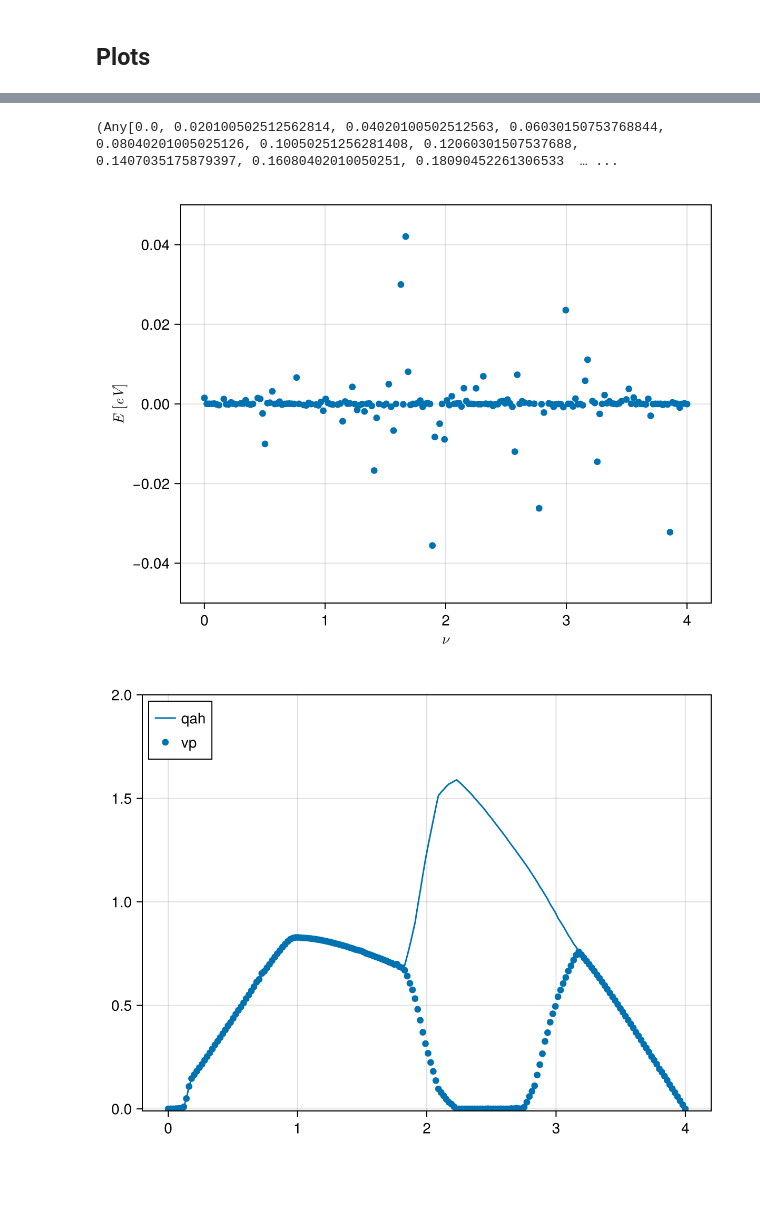
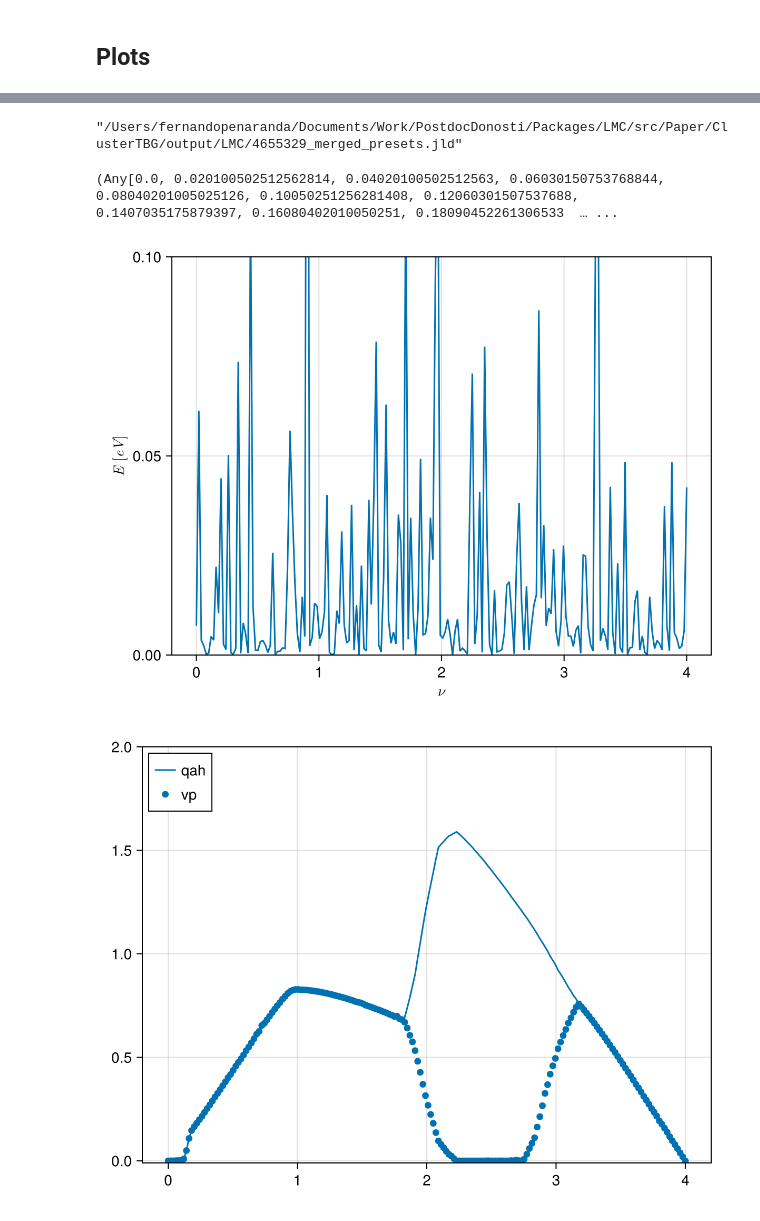
Before and after one commit to fernandopenaranda/LMC, a Jupyter notebook: src/Paper/Figure_TBG.ipynb, the cells around one changed output, grey strips where cells are left out. Saved outputs shown, nothing was run; the diff lists cells and outputs as text; code cells hidden in the pictures; blank space fills up the shorter version.

```diff
--- a/src/Paper/Figure_TBG.ipynb
+++ b/src/Paper/Figure_TBG.ipynb
@@ -242,16 +314,38 @@ lat_tbg_figure(drudepresetpath, drudepath, drudepresetpath, drudepath)
+# %%
+# HYP Drudes:
+drude_vec = [4637376]
+# HYP LMC: [ 4616767, 4617898 , 4618700,  4619343]
+lmc_vec = [4655329, 4652639,4651517,4650903,4650379,4649541,4648753]
+
+#out put response calculations
+drudePID = drude_vec[1]#4619927#4612639 #4604805
+lmcPID = lmc_vec[1]
+
+drudepath = "/Users/fernandopenaranda/Documents/Work/PostdocDonosti/Packages/LMC/src/Paper/ClusterTBG/output/LMC/$(drudePID)_merged_data.jld"
+drudepresetpath = "/Users/fernandopenaranda/Documents/Work/PostdocDonosti/Packages/LMC/src/Paper/ClusterTBG/output/LMC/$(drudePID)_merged_presets.jld"
+lmcpath = "/Users/fernandopenaranda/Documents/Work/PostdocDonosti/Packages/LMC/src/Paper/ClusterTBG/output/LMC/$(lmcPID)_merged_data.jld"
+lmcpresetpath = "/Users/fernandopenaranda/Documents/Work/PostdocDonosti/Packages/LMC/src/Paper/ClusterTBG/output/LMC/$(lmcPID)_merged_presets.jld"
+# %% [output]
+"/Users/fernandopenaranda/Documents/Work/PostdocDonosti/Packages/LMC/src/Paper/ClusterTBG/output/LMC/4655329_merged_presets.jld"
 # %%
-νs, vals = aux_plot_tbg_obs(drudepresetpath, drudepath)
+νs, vals = aux_plot_tbg_obs(lmcpresetpath, lmcpath)
 # %% [output]
 (Any[0.0, 0.020100502512562814, 0.04020100502512563, 0.06030150753768844, 0.08040201005025126, 0.10050251256281408, 0.12060301507537688, 0.1407035175879397, 0.16080402010050251, 0.18090452261306533  … ...
 # %%
 
 fig = Figure()
 ax = Axis(fig[1,1], xlabel = L"$\nu$", ylabel = L"$E\text{ }[eV]$")
-ylims!(ax, -0.05,0.05)
-scatter!(ax, [ν for ν in νs], [obs for obs in vals])
+nus = [ν for ν in νs]
+v = [obs for obs in vals]
+# ylims!(ax, -0.05,0.05)
+y_interp = interpolate_despike( [ν for ν in νs],v, 80)
+using Interpolations
+Interpolations.interpolate((nus,), (v), Gridded(Linear()))
+ylims!(ax, 0, 0.1)
+lines!(ax, nus ,y_interp)
 fig
 # %% [output]
-[figure, old version]
+[figure, new version]
 # %%
 #input self-consistent data (band structures and fillings)
 folder = 2281278
```
Also changed, not shown: parts of 26 cells of this notebook, 36 other files.
